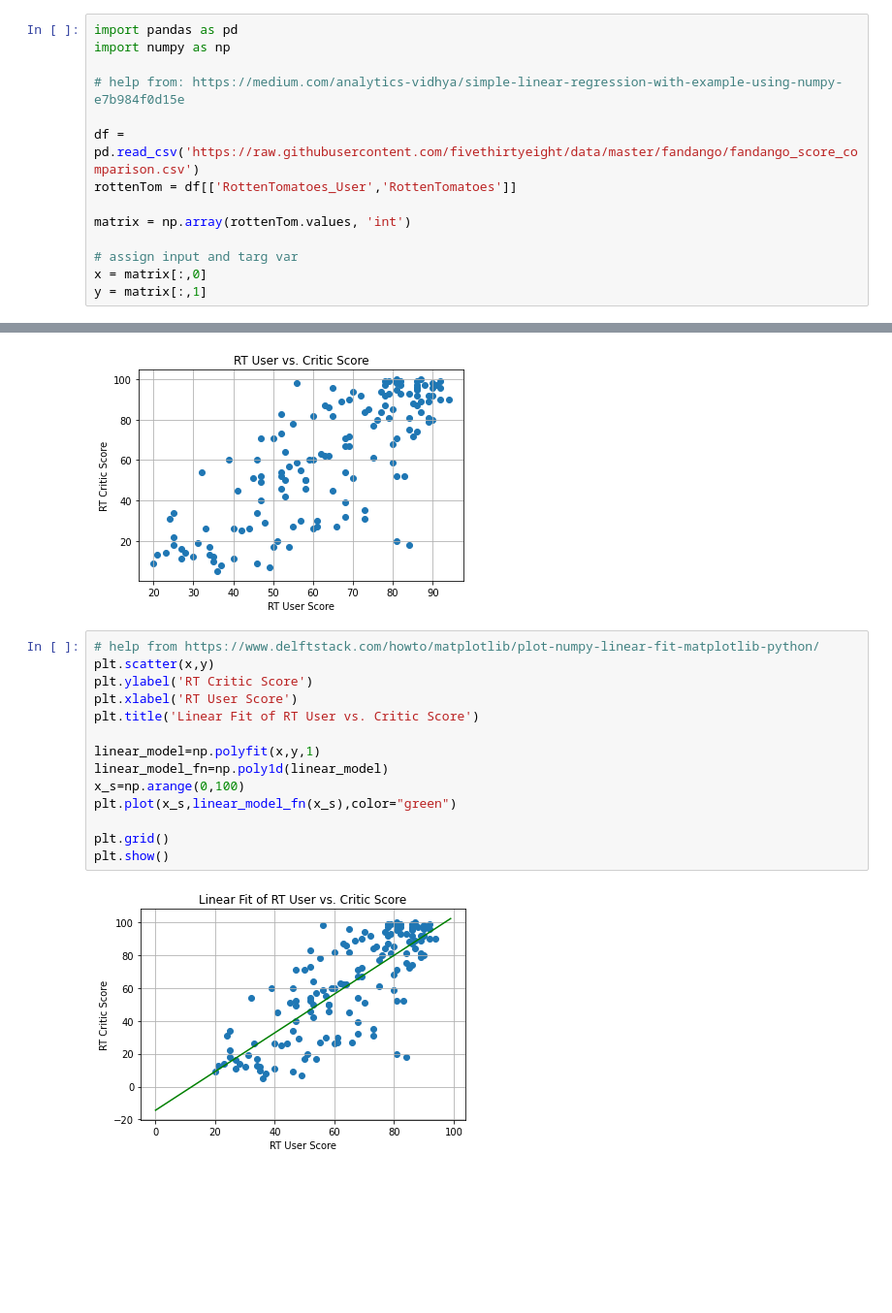
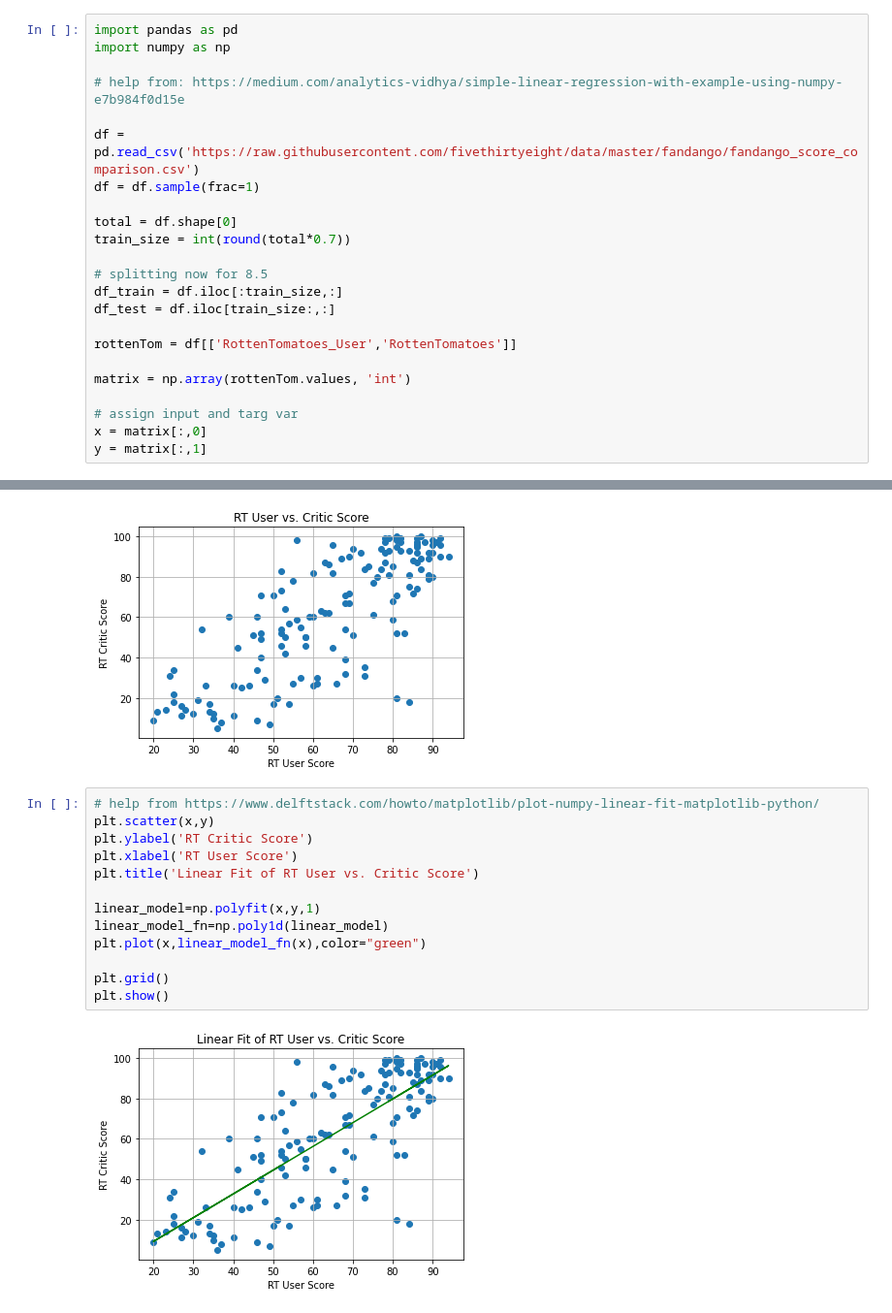
Before and after one commit to f1nn3g4n/SENG474, a Jupyter notebook: A1/V00908356_TobinF_08.ipynb, the cells around one changed output, grey strips where cells are left out. Shown at 97% size. Drawn from its saved outputs; the diff is of its cells as text; blank space fills up the shorter version.

```diff
--- a/A1/V00908356_TobinF_08.ipynb
+++ b/A1/V00908356_TobinF_08.ipynb
@@ -21,6 +15,15 @@ import numpy as np
 # help from: https://medium.com/analytics-vidhya/simple-linear-regression-with-example-using-numpy-e7b984f0d15e
 
 df = pd.read_csv('https://raw.githubusercontent.com/fivethirtyeight/data/master/fandango/fandango_score_comparison.csv')
+df = df.sample(frac=1)
+
+total = df.shape[0]
+train_size = int(round(total*0.7))
+
+# splitting now for 8.5
+df_train = df.iloc[:train_size,:]
+df_test = df.iloc[train_size:,:]
+
 rottenTom = df[['RottenTomatoes_User','RottenTomatoes']]
 
 matrix = np.array(rottenTom.values, 'int')
@@ -53,17 +56,16 @@ plt.show()
 # %%
 # help from https://www.delftstack.com/howto/matplotlib/plot-numpy-linear-fit-matplotlib-python/
 plt.scatter(x,y)
 plt.ylabel('RT Critic Score')
 plt.xlabel('RT User Score')
 plt.title('Linear Fit of RT User vs. Critic Score')
 
 linear_model=np.polyfit(x,y,1)
 linear_model_fn=np.poly1d(linear_model)
-x_s=np.arange(0,100)
-plt.plot(x_s,linear_model_fn(x_s),color="green")
+plt.plot(x,linear_model_fn(x),color="green")
 
 plt.grid()
 plt.show()
 # %% [output]
-[figure, old version]
+[figure, new version]
 # %% [markdown]
```
Also changed, not shown: parts of 23 cells of this notebook, 7 other files.
